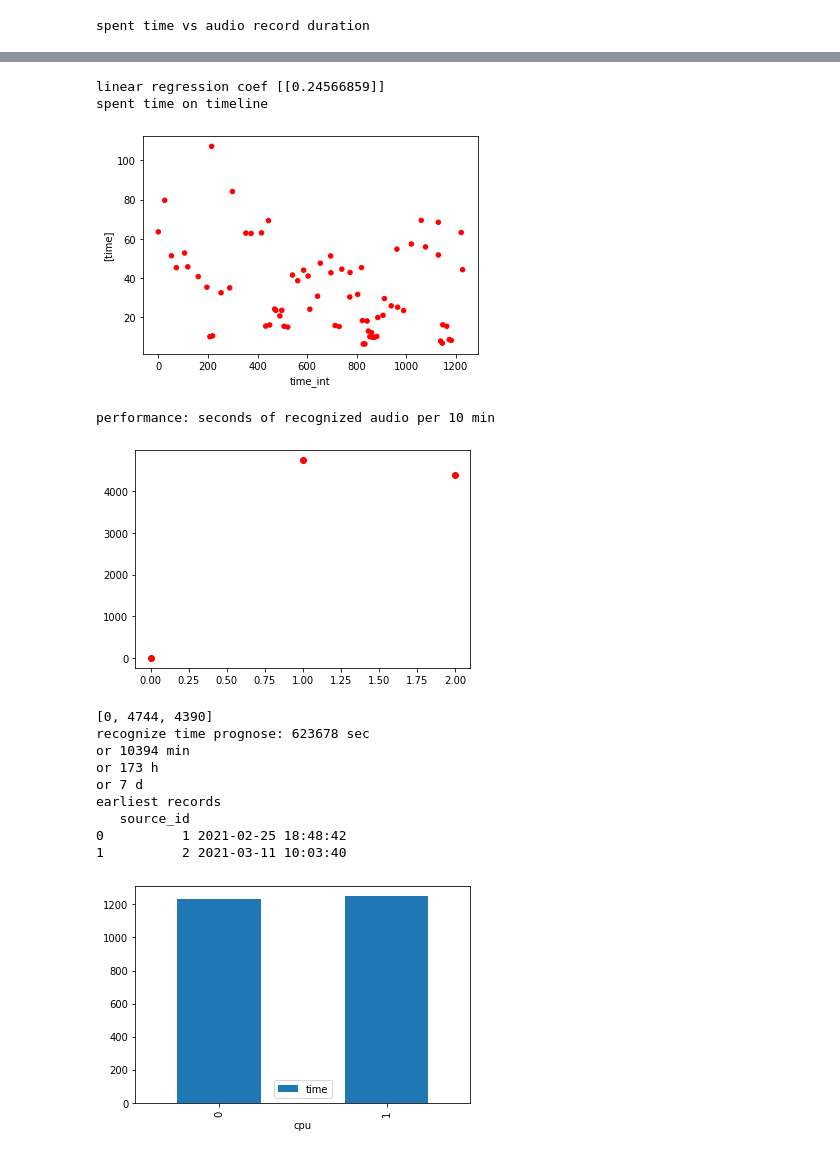
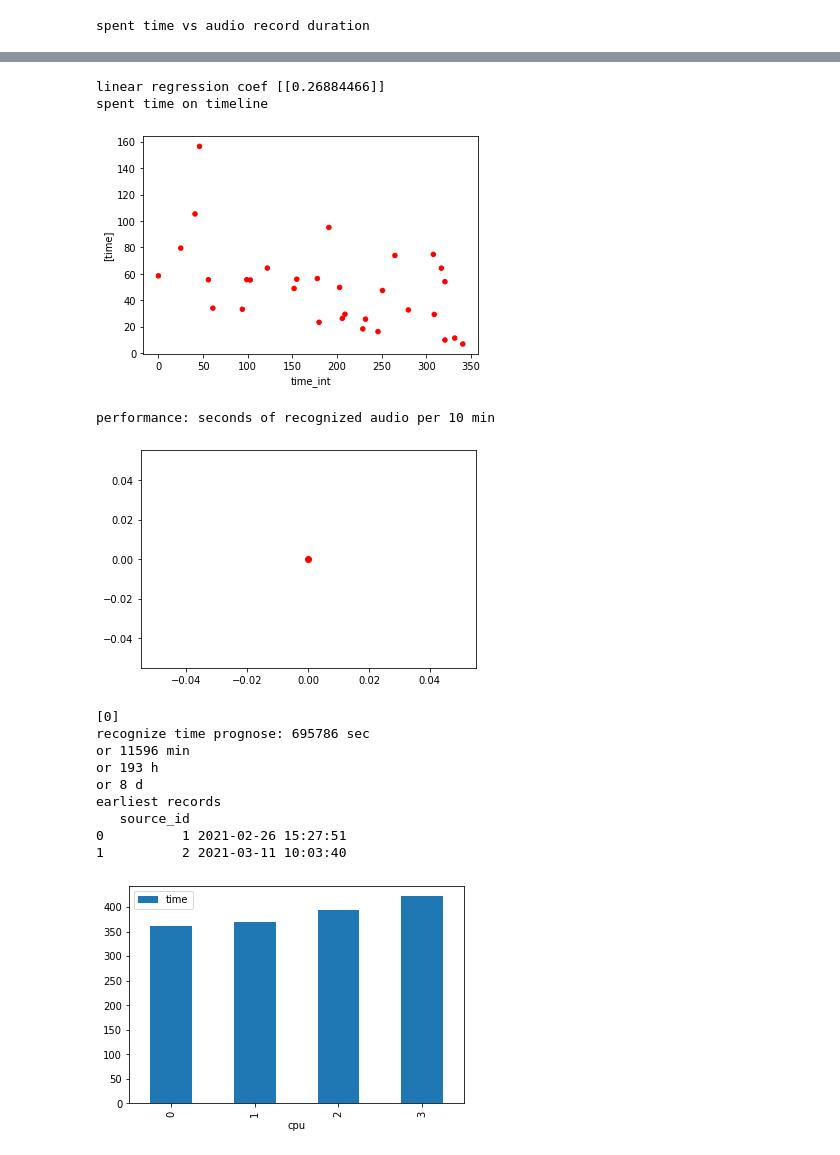
Before and after one commit to format37/call_centre_stt_server, a Jupyter notebook: performance_report.ipynb, the cells around one changed output, grey strips where cells are left out. Drawn from its saved outputs; the diff is of its cells as text; code cells hidden in the pictures.

```diff
--- a/performance_report.ipynb
+++ b/performance_report.ipynb
@@ -93,7 +93,7 @@ def plot_cpu_usage():
 query = "select event_date, cpu, time, duration, source_id"
 query += " from perf_log "
 #query += " where cores = 9 and step = 2 and event_date > '2021-03-12 15:27:00' and time > 5;"
-query += " where step = 2 and event_date > '2021-03-16 11:03:00' and time > 5;"
+query += " where step = 2 and event_date > '2021-03-16 11:45:00' and time > 5;"
 df = read_sql()
 df['color'] = df['source_id'].apply(colorator)
 spent_time_vs_duration()
@@ -111,15 +111,15 @@ spent time vs audio record duration
-linear regression coef [[0.24566859]]
+linear regression coef [[0.26884466]]
 spent time on timeline
-[figure, old version]
+[figure, new version]
 performance: seconds of recognized audio per 10 min
-[figure, old version]
+[figure, new version]
-[0, 4744, 4390]
-recognize time prognose: 623678 sec
-or 10394 min
-or 173 h
-or 7 d
+[0]
+recognize time prognose: 695786 sec
+or 11596 min
+or 193 h
+or 8 d
 earliest records
    source_id
-0          1 2021-02-25 18:48:42
+0          1 2021-02-26 15:27:51
 1          2 2021-03-11 10:03:40
-[figure, old version]
+[figure, new version]
```
Also changed, not shown: parts of 4 cells of this notebook, 2 other files.
